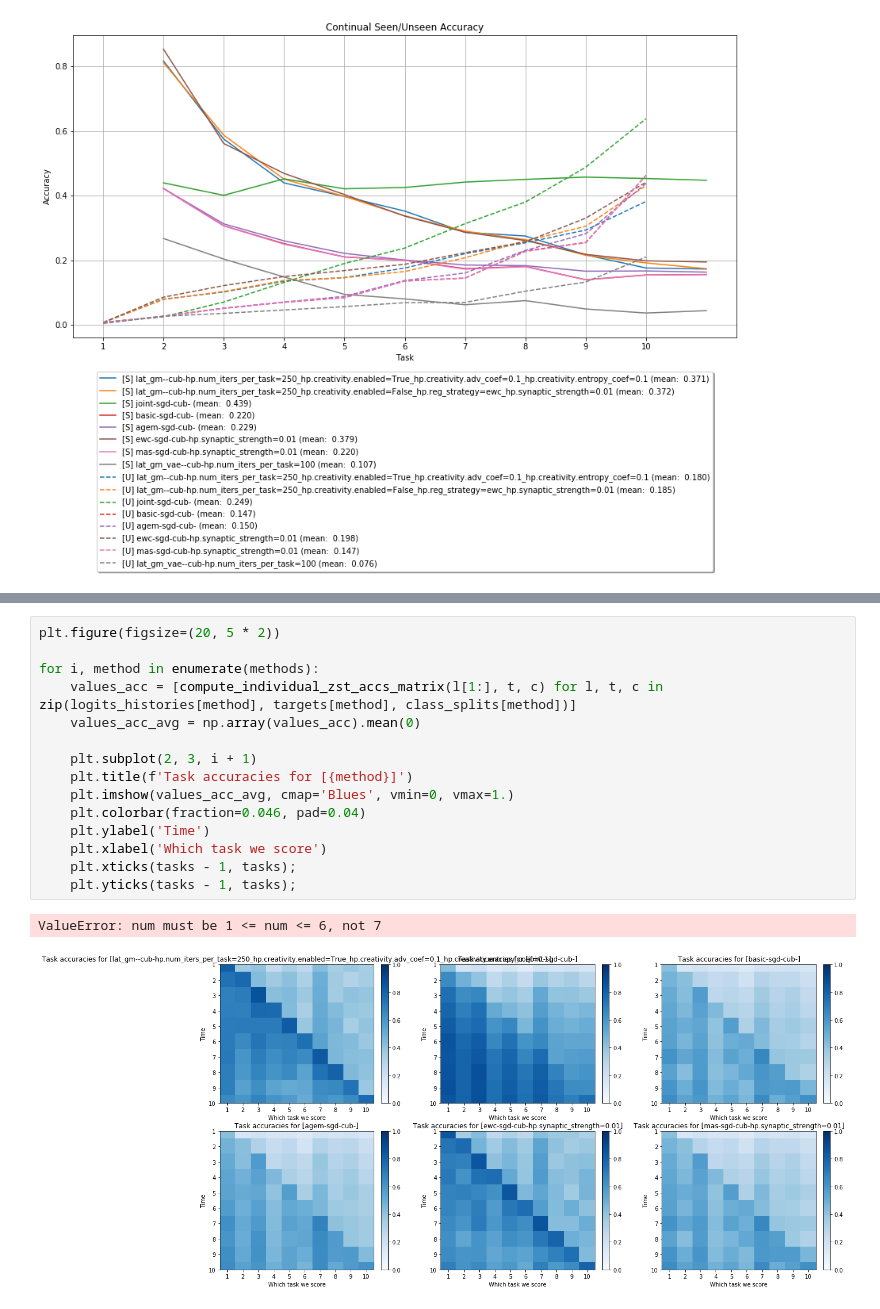
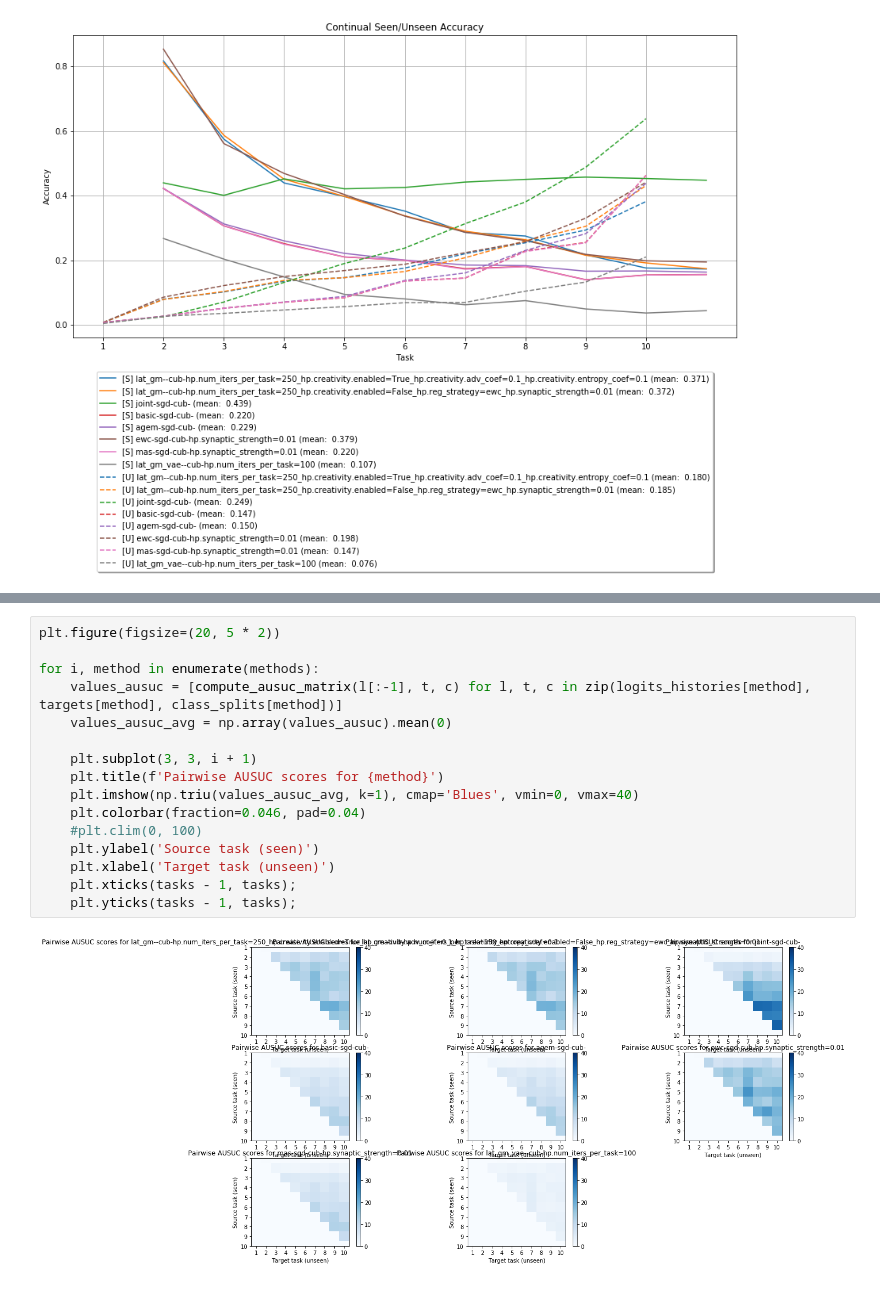
Before and after one commit to universome/class-norm, a Jupyter notebook: notebooks/visualization.ipynb, the cells around one changed output, grey strips where cells are left out. Cells and saved outputs as stored; diff of their text form.

```diff
--- a/notebooks/visualization.ipynb
+++ b/notebooks/visualization.ipynb
@@ -154,19 +208,19 @@ plt.grid()
 # %%
 plt.figure(figsize=(20, 5 * 2))
 
 for i, method in enumerate(methods):
-    values_acc = [compute_individual_zst_accs_matrix(l[1:], t, c) for l, t, c in zip(logits_histories[method], targets[method], class_splits[method])]
-    values_acc_avg = np.array(values_acc).mean(0)
+    values_ausuc = [compute_ausuc_matrix(l[:-1], t, c) for l, t, c in zip(logits_histories[method], targets[method], class_splits[method])]
+    values_ausuc_avg = np.array(values_ausuc).mean(0)
 
-    plt.subplot(2, 3, i + 1)
-    plt.title(f'Task accuracies for [{method}]')
-    plt.imshow(values_acc_avg, cmap='Blues', vmin=0, vmax=1.)
+    plt.subplot(3, 3, i + 1)
+    plt.title(f'Pairwise AUSUC scores for {method}')
+    plt.imshow(np.triu(values_ausuc_avg, k=1), cmap='Blues', vmin=0, vmax=40)
     plt.colorbar(fraction=0.046, pad=0.04)
-    plt.ylabel('Time')
-    plt.xlabel('Which task we score')
+    #plt.clim(0, 100)
+    plt.ylabel('Source task (seen)')
+    plt.xlabel('Target task (unseen)')
     plt.xticks(tasks - 1, tasks);
     plt.yticks(tasks - 1, tasks);
 # %% [output]
-ValueError: num must be 1 <= num <= 6, not 7
-[figure, old version]
+[figure, new version]
 # %%
```
Also changed, not shown: parts of 8 cells of this notebook, 25 other files.
